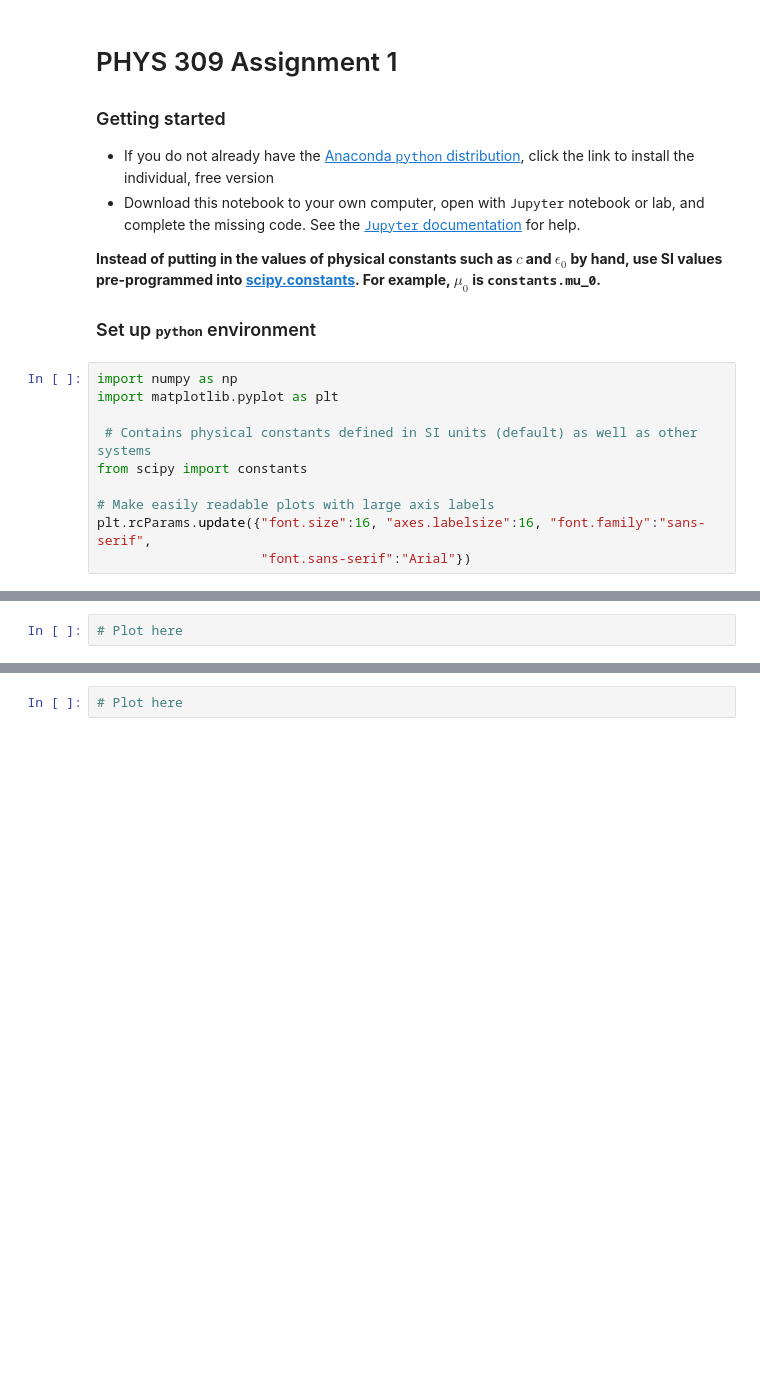
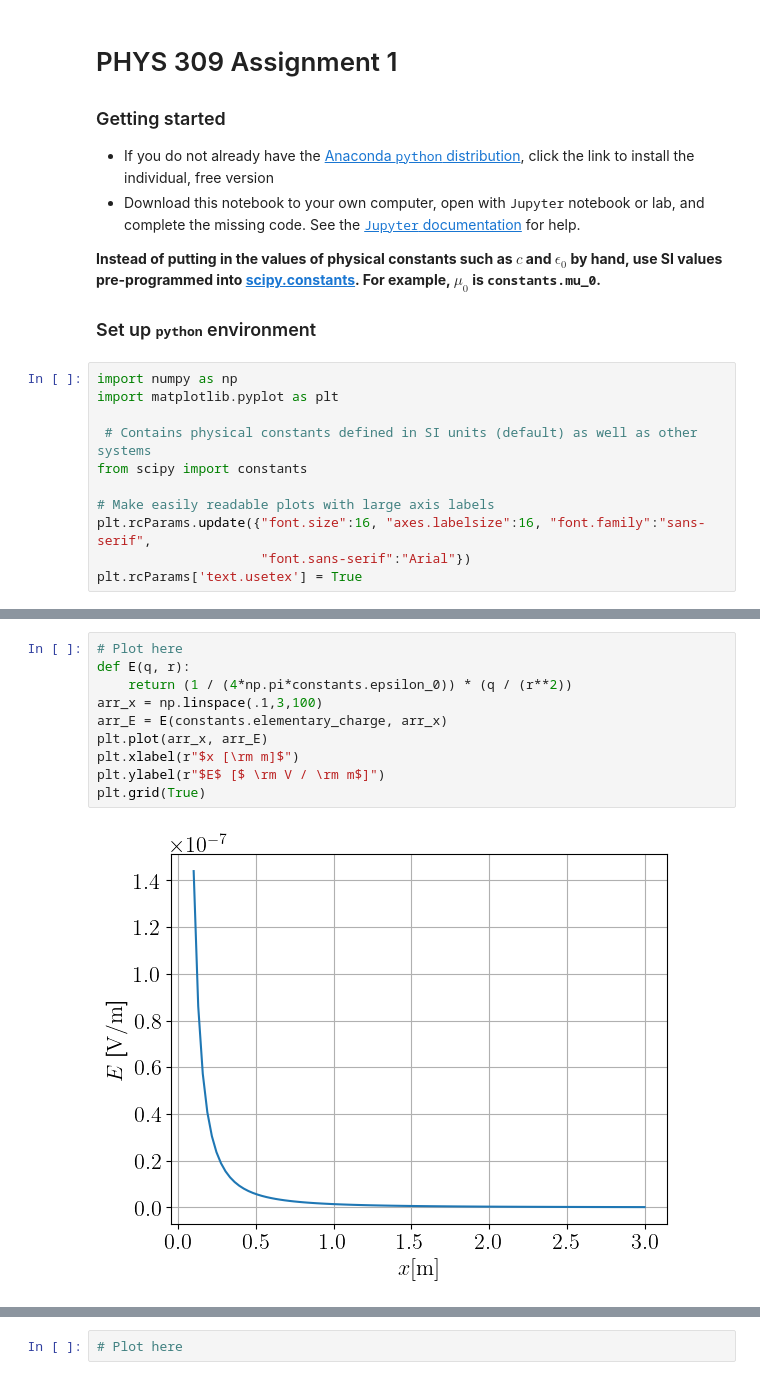
Before and after one commit to CBrown345/PHYS309, a Jupyter notebook: assignment1.ipynb, the cells around one changed output, grey strips where cells are left out. Cells and saved outputs as stored; diff of their text form; blank space fills up the shorter version.

```diff
--- a/assignment1.ipynb
+++ b/assignment1.ipynb
@@ -22,6 +22,7 @@ from scipy import constants
 # Make easily readable plots with large axis labels
 plt.rcParams.update({"font.size":16, "axes.labelsize":16, "font.family":"sans-serif",
                      "font.sans-serif":"Arial"})
+plt.rcParams['text.usetex'] = True
 # %% [markdown]
 ### Questions
 
@@ -48,3 +48,13 @@ To understand Einstein's motivation for developing the special theory of relativ
 # %%
 # Plot here
+def E(q, r):
+    return (1 / (4*np.pi*constants.epsilon_0)) * (q / (r**2))
+arr_x = np.linspace(.1,3,100)
+arr_E = E(constants.elementary_charge, arr_x)
+plt.plot(arr_x, arr_E)
+plt.xlabel(r"$x [\rm m]$")
+plt.ylabel(r"$E$ [$ \rm V / \rm m$]")
+plt.grid(True)
+# %% [output]
+[figure, added]
 # %% [markdown]
```
Also changed, not shown: parts of 12 cells of this notebook.
